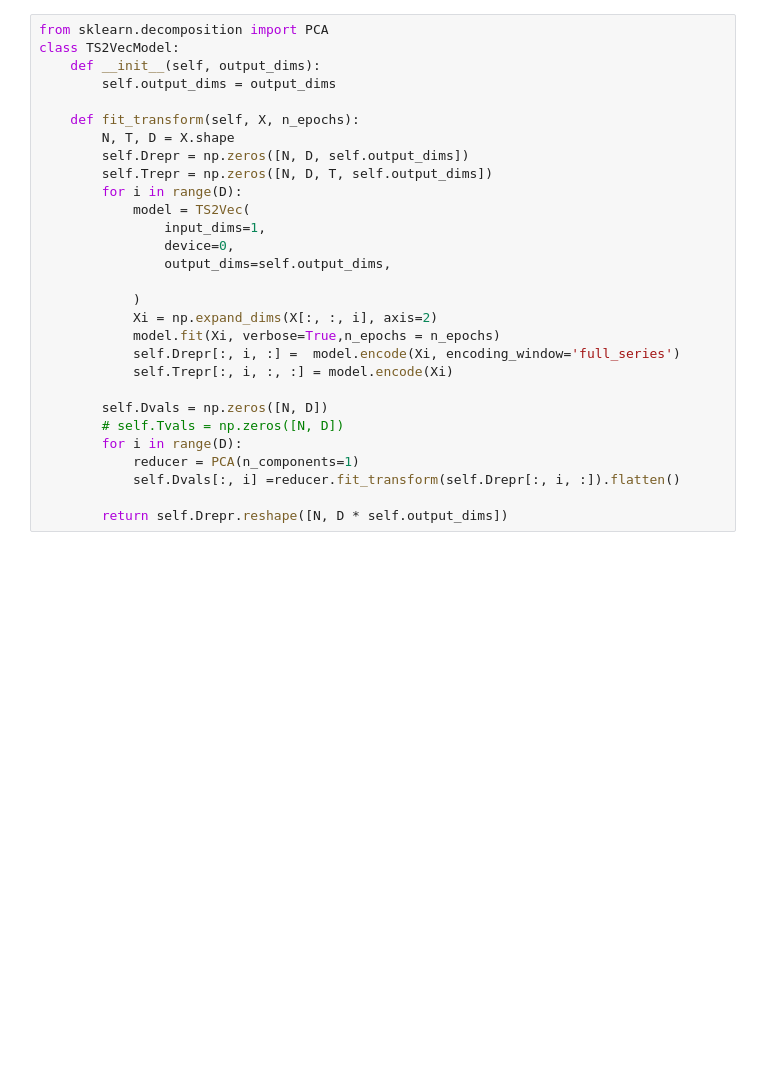
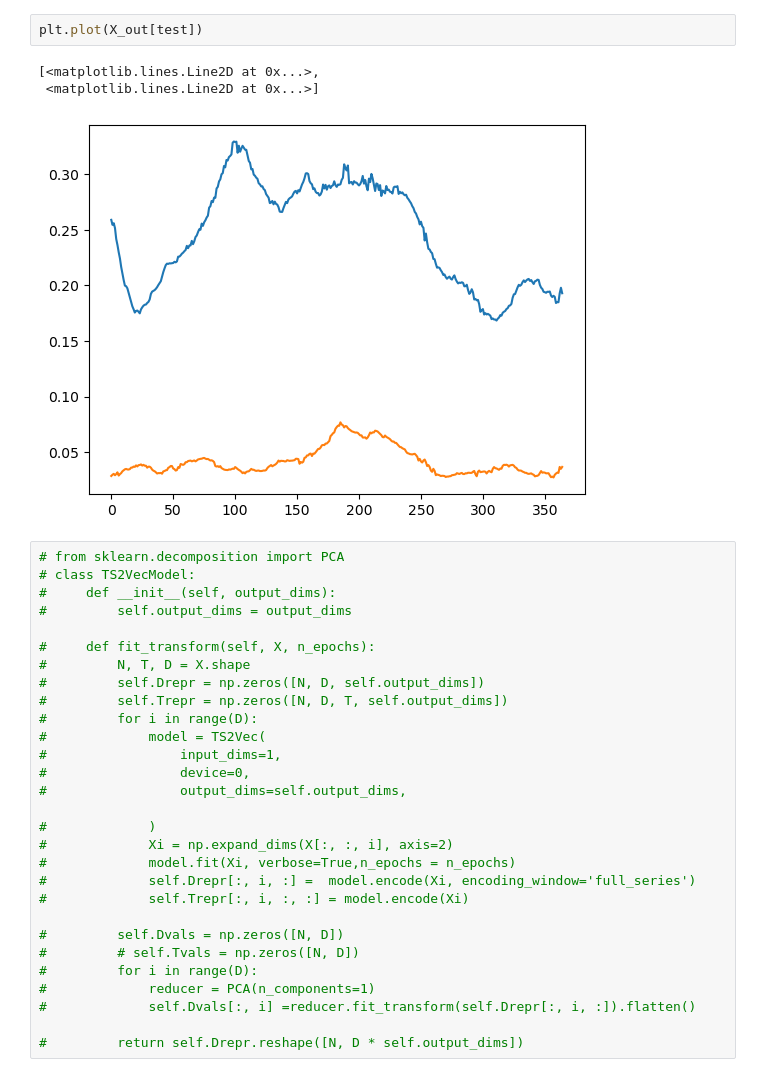
Before and after one commit to texsmv/airq_tool, a Jupyter notebook: time_dimension_cont.ipynb, the cells around one changed output. Cells and saved outputs as stored; diff of their text form; blank space fills up the shorter version.

```diff
--- a/time_dimension_cont.ipynb
+++ b/time_dimension_cont.ipynb
@@ -48,30 +88,36 @@ Loaded mts - N: 530, T: 28, D: 2
+# %%
+plt.plot(X_out[test])
+# %% [output]
+[<matplotlib.lines.Line2D at 0x...>,
+ <matplotlib.lines.Line2D at 0x...>]
+[figure, added]
 # %%
-from sklearn.decomposition import PCA
-class TS2VecModel:
-    def __init__(self, output_dims):
-        self.output_dims = output_dims
+# from sklearn.decomposition import PCA
+# class TS2VecModel:
+#     def __init__(self, output_dims):
+#         self.output_dims = output_dims
 
-    def fit_transform(self, X, n_epochs):
-        N, T, D = X.shape
-        self.Drepr = np.zeros([N, D, self.output_dims])
-        self.Trepr = np.zeros([N, D, T, self.output_dims])
-        for i in range(D):
-            model = TS2Vec(
-                input_dims=1,
-                device=0,
-                output_dims=self.output_dims,
+#     def fit_transform(self, X, n_epochs):
+#         N, T, D = X.shape
+#         self.Drepr = np.zeros([N, D, self.output_dims])
+#         self.Trepr = np.zeros([N, D, T, self.output_dims])
+#         for i in range(D):
+#             model = TS2Vec(
+#                 input_dims=1,
+#                 device=0,
+#                 output_dims=self.output_dims,
 
-            )
-            Xi = np.expand_dims(X[:, :, i], axis=2)
-            model.fit(Xi, verbose=True,n_epochs = n_epochs)
-            self.Drepr[:, i, :] =  model.encode(Xi, encoding_window='full_series')
-            self.Trepr[:, i, :, :] = model.encode(Xi)
+#             )
+#             Xi = np.expand_dims(X[:, :, i], axis=2)
+#             model.fit(Xi, verbose=True,n_epochs = n_epochs)
+#             self.Drepr[:, i, :] =  model.encode(Xi, encoding_window='full_series')
+#             self.Trepr[:, i, :, :] = model.encode(Xi)
 
-        self.Dvals = np.zeros([N, D])
-        # self.Tvals = np.zeros([N, D])
-        for i in range(D):
-            reducer = PCA(n_components=1)
-            self.Dvals[:, i] =reducer.fit_transform(self.Drepr[:, i, :]).flatten()
+#         self.Dvals = np.zeros([N, D])
+#         # self.Tvals = np.zeros([N, D])
+#         for i in range(D):
+#             reducer = PCA(n_components=1)
+#             self.Dvals[:, i] =reducer.fit_transform(self.Drepr[:, i, :]).flatten()
 
-        return self.Drepr.reshape([N, D * self.output_dims])
+#         return self.Drepr.reshape([N, D * self.output_dims])
 # %%
```
Also changed, not shown: parts of 20 cells of this notebook, 6 other files.
